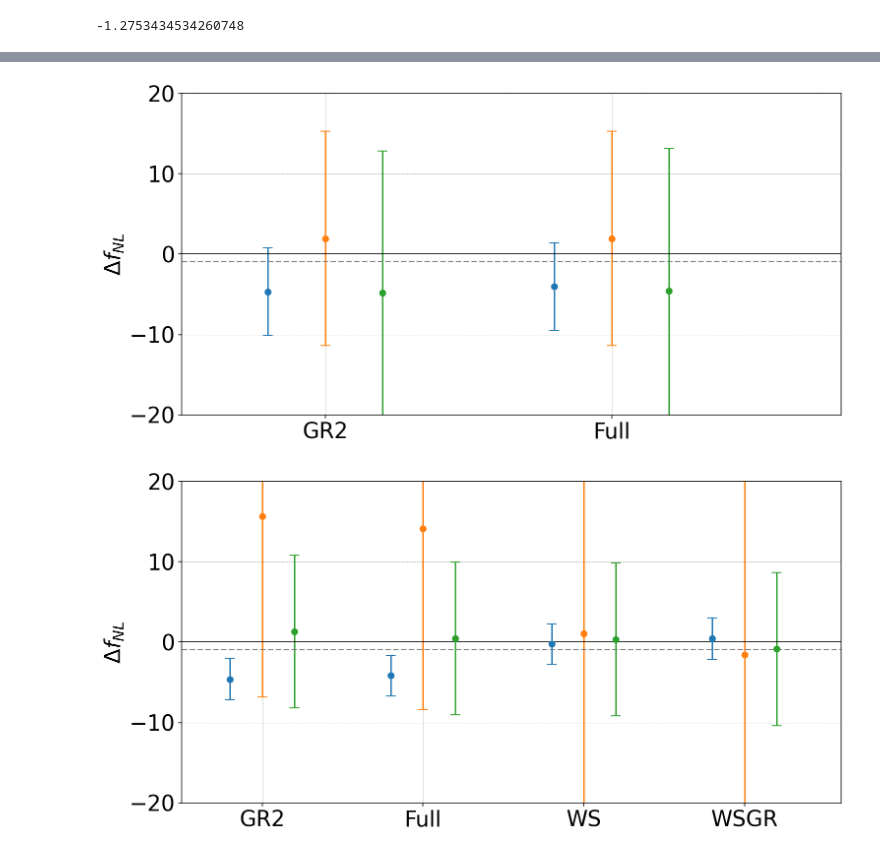
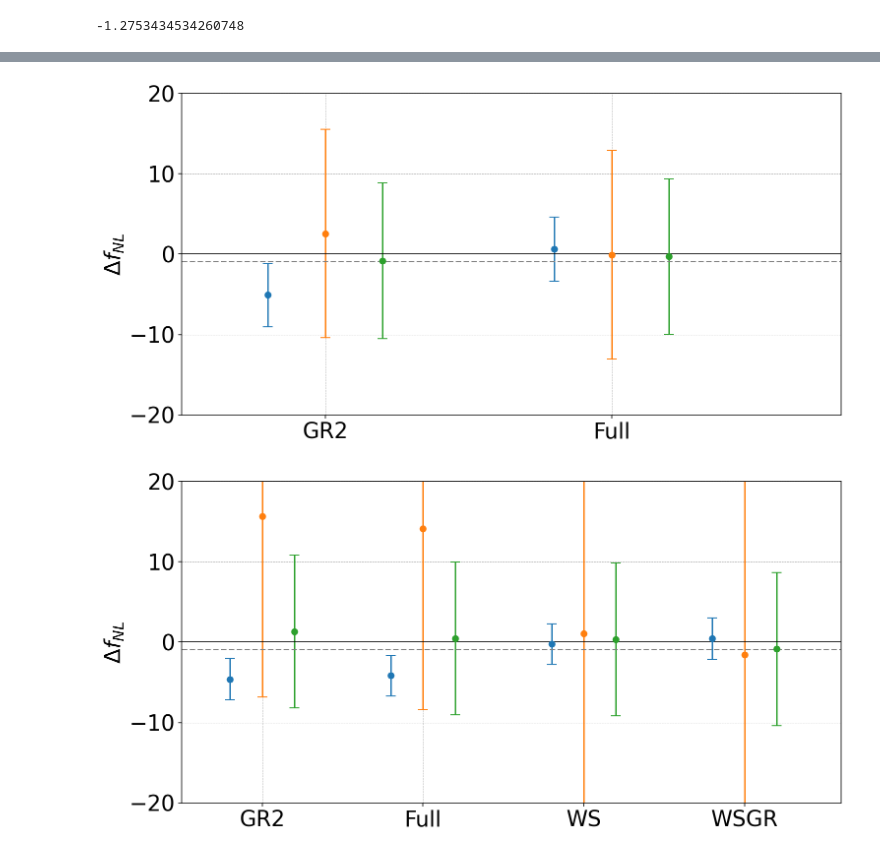
Before and after one commit to craddis1/CosmoWAP, a Jupyter notebook: notebooks/bk_SNR.ipynb, the cells around one changed output, grey strips where cells are left out. Drawn from its saved outputs; the diff is of its cells as text; code cells hidden in the pictures.

```diff
--- a/notebooks/bk_SNR.ipynb
+++ b/notebooks/bk_SNR.ipynb
@@ -205,6 +203,7 @@ plt.plot(np.arange(len(k1)),np.abs(bk.WA2.l0(cosmo_funcs,k1,k2,k3,theta,r=1/3,s=
 $$\Delta\theta = F^{-1} \sum_{i,j} (\nabla_{\theta}\hat{\Psi}_i^{fid}) (\text{Cov}^{-1}(\theta))_{ij} (\Psi^d_j -\hat{\Psi}_j^{fid})^*$$
 # %%
 def best_fit_bias(term,term2,pkln=[],bkln=[],t=0,r=0,s=0,verbose=True,sigma=None,kmax_func=kmax_func):
+    cosmo_funcs.f_sky=1
     forecast = cw.forecast.FullForecast(cosmo_funcs,kmax_func=kmax_func)
 
     fisher = forecast.fisherij(term,pkln=pkln,bkln=bkln,t=t,r=r,s=s,verbose=verbose,sigma=sigma)
@@ -237,11 +236,11 @@ F_Full = {}
 forecast = cw.forecast.FullForecast(cosmo_funcs)
 # %%
 pkln =[0,2]
-bkln = []
+bkln = [0,2]
 t=0;r=0;s=0
 
 
 for i,shape in enumerate(['Loc','Eq','Orth']):#
     F_GR2[shape], F_[shape] = best_fit_bias(shape,"GR2",pkln=pkln,bkln=bkln,t=t,r=r,s=s)
 
-    #F_Full[shape], F_[shape] = best_fit_bias(shape,"Full",pkln=pkln,bkln=bkln,t=t,r=r,s=s)
+    F_WSGR[shape], F_[shape] = best_fit_bias(shape,"WSGR",pkln=pkln,bkln=bkln,t=t,r=r,s=s)
@@ -256,38 +253,38 @@ print(F_Full['Eq'])
 # %%
 # Parameters
-terms = [F_GR2,F_Full]#F_WS,F_WSGRF_WA2[shape],F_RR2[shape],F_WAGR[shape],F_RRGR[shape]
+terms = [F_GR2,F_WSGR]#F_WS,F_WSGRF_WA2[shape],F_RR2[shape],F_WAGR[shape],F_RRGR[shape]
 
 x = np.arange(len(terms))  # Label positions
 width = 0.2  # Bar width
 
 plt.figure(figsize=(12,6))
 for i, shape in enumerate(['Loc', 'Eq', 'Orth']):#
     biases = [term[shape] for term in terms]
 
     plt.errorbar(x + i * width, biases, yerr=1/np.sqrt(F_[shape]), fmt='o', capsize=5)
 
 # Customization
 plt.axhline(-0.9,linestyle='--',color='grey')
 
 x_range = np.linspace(-0.3,2)
 
 #plt.fill_between(x_range, np.ones_like(x_range)*-6, np.ones_like(x_range)* 4.2, color='gray', alpha=0.5)
 
 custom_xticks = x + width  # Shift tick labels slightly for better positioning
 custom_labels = ['GR2', 'Full']  # Replace with appropriate labels
 
 # Apply custom x-tick labels
 plt.xticks(custom_xticks, custom_labels)
 
 plt.axhline(0, color='black', linewidth=0.8)
 plt.ylabel('$\Delta f_{NL}$')
 plt.grid(ls='--',lw=0.5)
 #ax.legend()
 plt.ylim(-20,20)
 plt.xlim(x_range[0],x_range[-1])
 plt.show()
 # %% [output]
-[figure, old version]
+[figure, new version]
 # %%
 # Parameters
 terms = [F_GR2,F_Full,F_WS,F_WSGR]#F_WA2[shape],F_RR2[shape],F_WAGR[shape],F_RRGR[shape]
```
Also changed, not shown: parts of 11 cells of this notebook, 9 other files.
